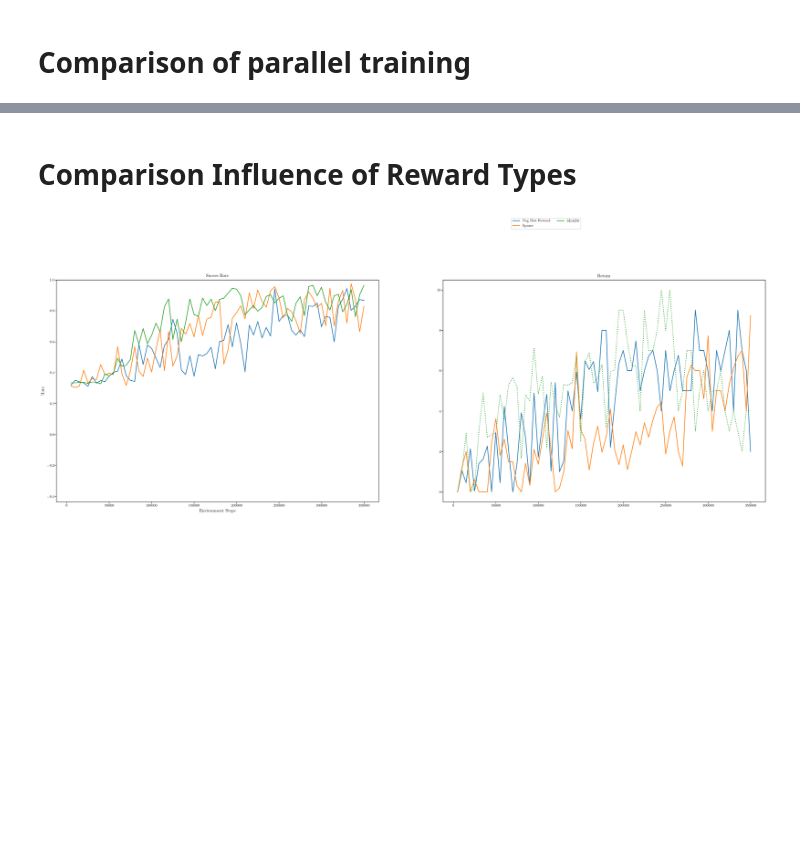
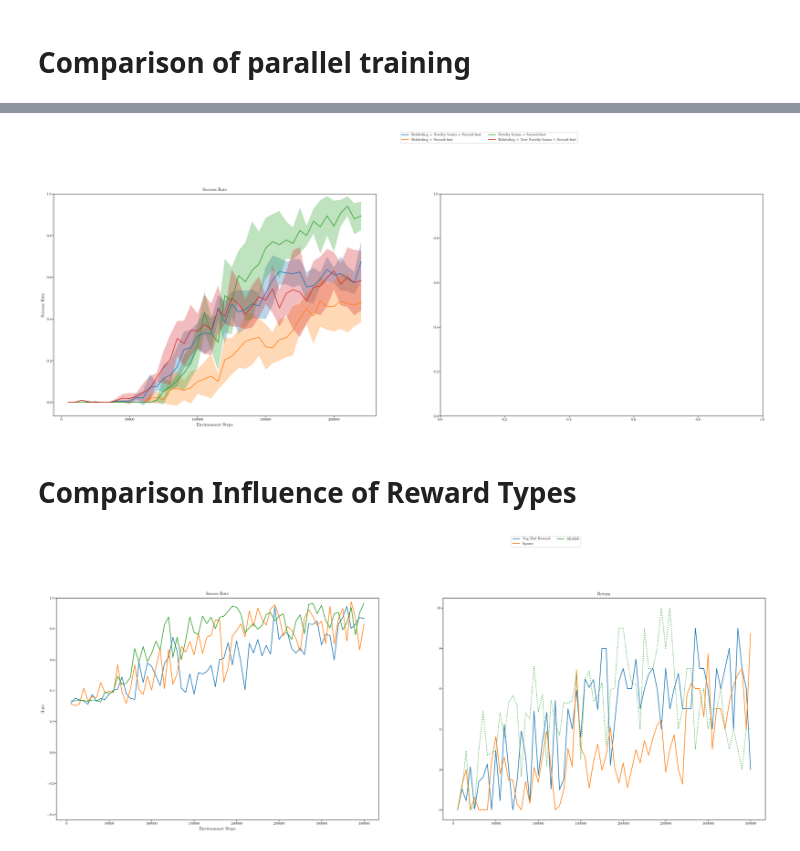
Before and after one commit to rosa-wolf/Multi-Phase-Skill-Learning-SlidingPuzzle, a Jupyter notebook: eval_data.ipynb, the cells around one changed output, grey strips where cells are left out. Cells and saved outputs as stored; diff of their text form; code cells hidden in the pictures; blank space fills up the shorter version.

```diff
--- a/eval_data.ipynb
+++ b/eval_data.ipynb
@@ -103,3 +230,43 @@ one_step_solving_rate
+# %%
+x = np.load(seads_all[0], mmap_mode='r')["timesteps"]
+idx = np.where(x <= 220000)
+x = x[idx]
+
+mean_succ_2x3_all, std_succ_2x3_all = get_parallel_succ(seads_all, x, idx)
+mean_succ_2x3_nonovelty, std_succ_2x3_nonovelty = get_parallel_succ(seads_nonovelty, x, idx)
+mean_succ_2x3_norelabeling, std_succ_2x3_norelabeling = get_parallel_succ(seads_norelabeling, x, idx)
+mean_succ_2x3_all_newnovelty, std_succ_2x3_all_newnovelty = get_parallel_succ(seads_all_newnovelty, x, idx)
+# %%
+fig, ax = plt.subplots(1, 2, figsize=(5*TEXTWIDTH +0.15, 5*(TEXTWIDTH + 0.15) * (5**.5 - 1) / (2*2)))
+
+# 2x2 puzzle
+# 2 skills
+ax[0].plot(x, mean_succ_2x3_all, label="Relabeling + Novelty bonus + Second-best")
+ax[0].fill_between(x, mean_succ_2x3_all + std_succ_2x3_all, mean_succ_2x3_all - std_succ_2x3_all, alpha=0.3)
+
+ax[0].plot(x, mean_succ_2x3_nonovelty, label="Relabeling + Second-best")
+ax[0].fill_between(x, mean_succ_2x3_nonovelty + std_succ_2x3_nonovelty, mean_succ_2x3_nonovelty - std_succ_2x3_nonovelty, alpha=0.3)
+
+ax[0].plot(x, mean_succ_2x3_norelabeling, label="Novelty bonus + Second-best")
+ax[0].fill_between(x, mean_succ_2x3_norelabeling + std_succ_2x3_norelabeling, mean_succ_2x3_norelabeling - std_succ_2x3_norelabeling, alpha=0.3)
+
+ax[0].plot(x, mean_succ_2x3_all_newnovelty, label="Relabeling + New Novelty bonus + Second-best")
+ax[0].fill_between(x, mean_succ_2x3_all_newnovelty + std_succ_2x3_all_newnovelty, mean_succ_2x3_all_newnovelty - std_succ_2x3_all_newnovelty, alpha=0.3)
+
+ax[0].set_ylim(top=1.)
+ax[0].set_title("Success Rate")
+
+
+ax[0].set_xlabel('Environment Steps')
+ax[0].set_ylabel('Success Rate')
+handles, labels = ax[0].get_legend_handles_labels()
+fig.legend(handles, labels, ncol=2, bbox_to_anchor=(0.7,1.1))
+plt.savefig("Comparison-Reward_Shaping.pdf",
+            bbox_inches='tight', dpi=plt.gcf().dpi)#,
+            #dpi=1000)
+plt.show()
+# %% [output]
+[figure, added]
 # %%
 shaping_2x3 = ["/home/rosa/Documents/Uni/Masterarbeit/checkpoints_0229/parallel2x3_num_skills3_sparseFalse_relabelingFalse_priorbufferFalse/evaluations.npz"]
 
```
Also changed, not shown: parts of 9 cells of this notebook, 12 other files.
